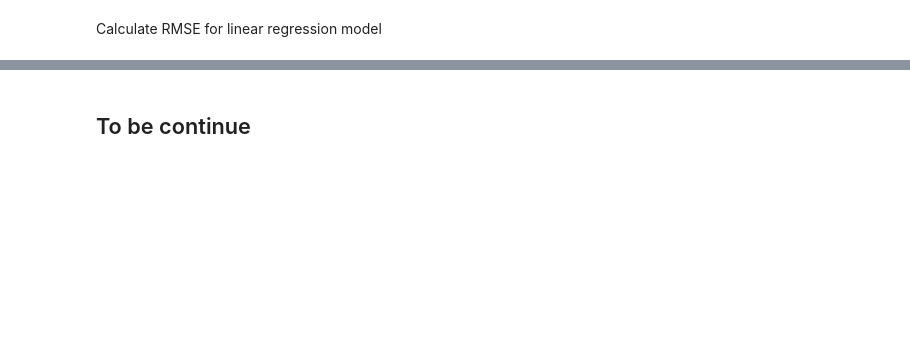
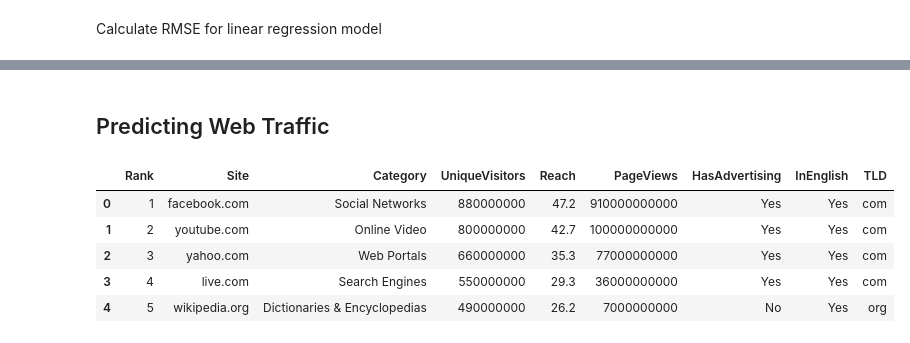
Before and after one commit to dariuszzbyrad/ML_for_Hackers, a Jupyter notebook: 05-Regression/chapter05.ipynb, the cells around one changed output, grey strips where cells are left out. Cells and saved outputs as stored; diff of their text form; code cells hidden in the pictures; blank space fills up the shorter version.

```diff
--- a/05-Regression/chapter05.ipynb
+++ b/05-Regression/chapter05.ipynb
@@ -99,2 +126,12 @@ np.sqrt(np.square(predicted_values - df['Weight']).mean())
-# %% [markdown]
-## To be continue
+# %% [markdown]
+## Predicting Web Traffic
+# %%
+df = pd.read_csv('data/top_1000_sites.tsv', sep='\t')
+df.head()
+# %% [output]
+|  | Rank | Site | Category | UniqueVisitors | Reach | PageViews | HasAdvertising | InEnglish | TLD |
+| 0 | 1 | facebook.com | Social Networks | 880000000 | 47.2 | 910000000000 | Yes | Yes | com |
+| 1 | 2 | youtube.com | Online Video | 800000000 | 42.7 | 100000000000 | Yes | Yes | com |
+| 2 | 3 | yahoo.com | Web Portals | 660000000 | 35.3 | 77000000000 | Yes | Yes | com |
+| 3 | 4 | live.com | Search Engines | 550000000 | 29.3 | 36000000000 | Yes | Yes | com |
+| 4 | 5 | wikipedia.org | Dictionaries & Encyclopedias | 490000000 | 26.2 | 7000000000 | No | Yes | org |
```
Also changed, not shown: parts of 20 cells of this notebook, 1 other file.
